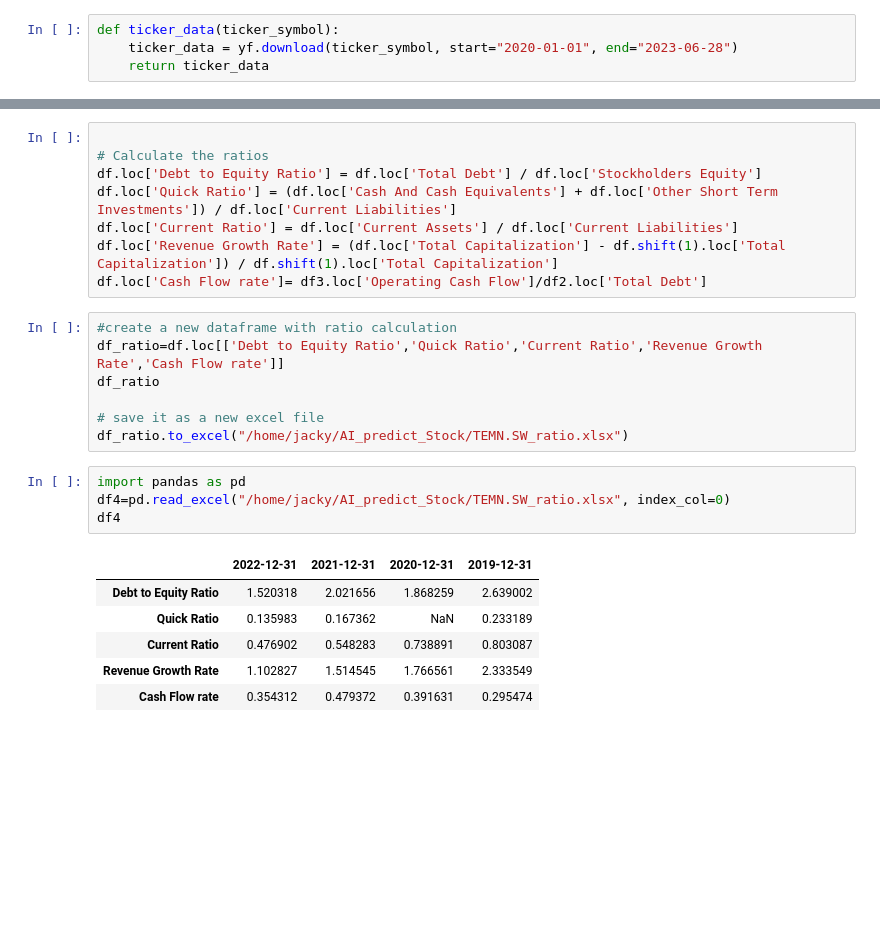
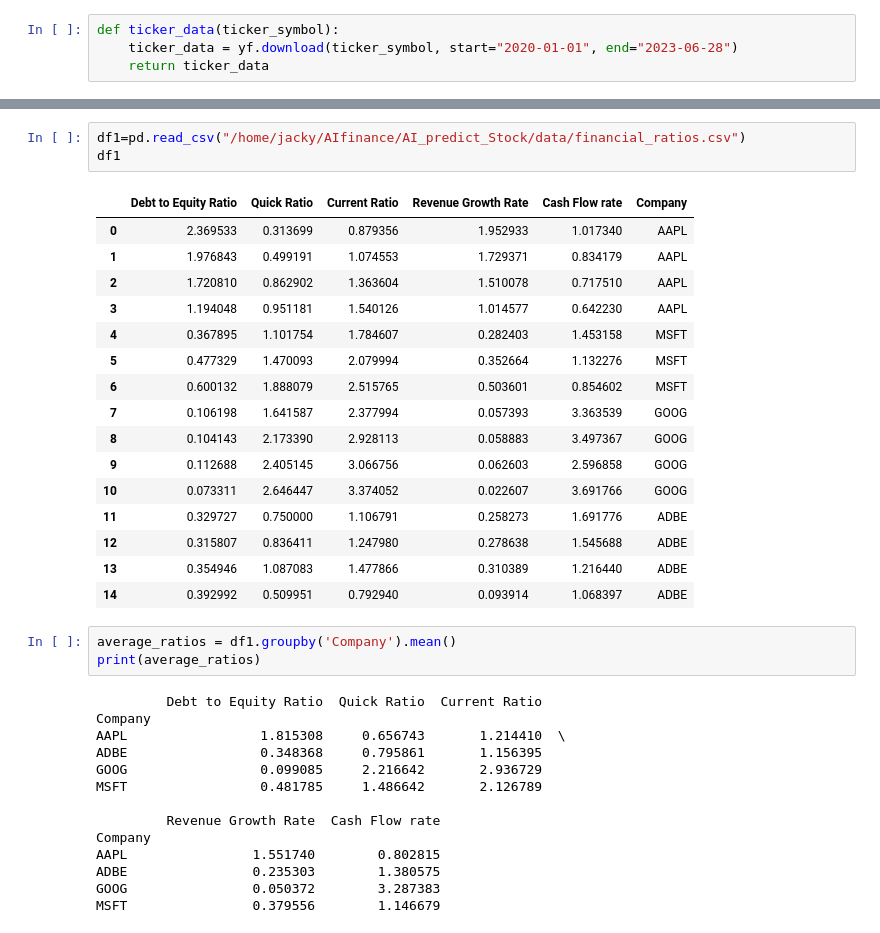
Before and after one commit to incredible-maker/AI_predict_Stock, a Jupyter notebook: linear_function.ipynb, the cells around one changed output, grey strips where cells are left out. Drawn from its saved outputs; the diff is of its cells as text; blank space fills up the shorter version.

```diff
--- a/linear_function.ipynb
+++ b/linear_function.ipynb
@@ -327,26 +306,37 @@ df3
-# %%
-
-# Calculate the ratios
-df.loc['Debt to Equity Ratio'] = df.loc['Total Debt'] / df.loc['Stockholders Equity']
-df.loc['Quick Ratio'] = (df.loc['Cash And Cash Equivalents'] + df.loc['Other Short Term Investments']) / df.loc['Current Liabilities']
-df.loc['Current Ratio'] = df.loc['Current Assets'] / df.loc['Current Liabilities']
-df.loc['Revenue Growth Rate'] = (df.loc['Total Capitalization'] - df.shift(1).loc['Total Capitalization']) / df.shift(1).loc['Total Capitalization']
-df.loc['Cash Flow rate']= df3.loc['Operating Cash Flow']/df2.loc['Total Debt']
-# %%
-#create a new dataframe with ratio calculation
-df_ratio=df.loc[['Debt to Equity Ratio','Quick Ratio','Current Ratio','Revenue Growth Rate','Cash Flow rate']]
-df_ratio
-
-# save it as a new excel file
-df_ratio.to_excel("/home/jacky/AI_predict_Stock/TEMN.SW_ratio.xlsx")
-# %%
-import pandas as pd
-df4=pd.read_excel("/home/jacky/AI_predict_Stock/TEMN.SW_ratio.xlsx", index_col=0)
-df4
-# %% [output]
-|  | 2022-12-31 | 2021-12-31 | 2020-12-31 | 2019-12-31 |
-| Debt to Equity Ratio | 1.520318 | 2.021656 | 1.868259 | 2.639002 |
-| Quick Ratio | 0.135983 | 0.167362 | NaN | 0.233189 |
-| Current Ratio | 0.476902 | 0.548283 | 0.738891 | 0.803087 |
-| Revenue Growth Rate | 1.102827 | 1.514545 | 1.766561 | 2.333549 |
-| Cash Flow rate | 0.354312 | 0.479372 | 0.391631 | 0.295474 |
+# %%
+df1=pd.read_csv("/home/jacky/AIfinance/AI_predict_Stock/data/financial_ratios.csv")
+df1
+# %% [output]
+|  | Debt to Equity Ratio | Quick Ratio | Current Ratio | Revenue Growth Rate | Cash Flow rate | Company |
+| 0 | 2.369533 | 0.313699 | 0.879356 | 1.952933 | 1.017340 | AAPL |
+| 1 | 1.976843 | 0.499191 | 1.074553 | 1.729371 | 0.834179 | AAPL |
+| 2 | 1.720810 | 0.862902 | 1.363604 | 1.510078 | 0.717510 | AAPL |
+| 3 | 1.194048 | 0.951181 | 1.540126 | 1.014577 | 0.642230 | AAPL |
+| 4 | 0.367895 | 1.101754 | 1.784607 | 0.282403 | 1.453158 | MSFT |
+| 5 | 0.477329 | 1.470093 | 2.079994 | 0.352664 | 1.132276 | MSFT |
+| 6 | 0.600132 | 1.888079 | 2.515765 | 0.503601 | 0.854602 | MSFT |
+| 7 | 0.106198 | 1.641587 | 2.377994 | 0.057393 | 3.363539 | GOOG |
+| 8 | 0.104143 | 2.173390 | 2.928113 | 0.058883 | 3.497367 | GOOG |
+| 9 | 0.112688 | 2.405145 | 3.066756 | 0.062603 | 2.596858 | GOOG |
+| 10 | 0.073311 | 2.646447 | 3.374052 | 0.022607 | 3.691766 | GOOG |
+| 11 | 0.329727 | 0.750000 | 1.106791 | 0.258273 | 1.691776 | ADBE |
+| 12 | 0.315807 | 0.836411 | 1.247980 | 0.278638 | 1.545688 | ADBE |
+| 13 | 0.354946 | 1.087083 | 1.477866 | 0.310389 | 1.216440 | ADBE |
+| 14 | 0.392992 | 0.509951 | 0.792940 | 0.093914 | 1.068397 | ADBE |
+# %%
+average_ratios = df1.groupby('Company').mean()
+print(average_ratios)
+# %% [output]
+         Debt to Equity Ratio  Quick Ratio  Current Ratio
+Company
+AAPL                 1.815308     0.656743       1.214410  \
+ADBE                 0.348368     0.795861       1.156395
+GOOG                 0.099085     2.216642       2.936729
+MSFT                 0.481785     1.486642       2.126789
+
+         Revenue Growth Rate  Cash Flow rate
+Company
+AAPL                1.551740        0.802815
+ADBE                0.235303        1.380575
+GOOG                0.050372        3.287383
+MSFT                0.379556        1.146679
```
Also changed, not shown: parts of 16 cells of this notebook.
